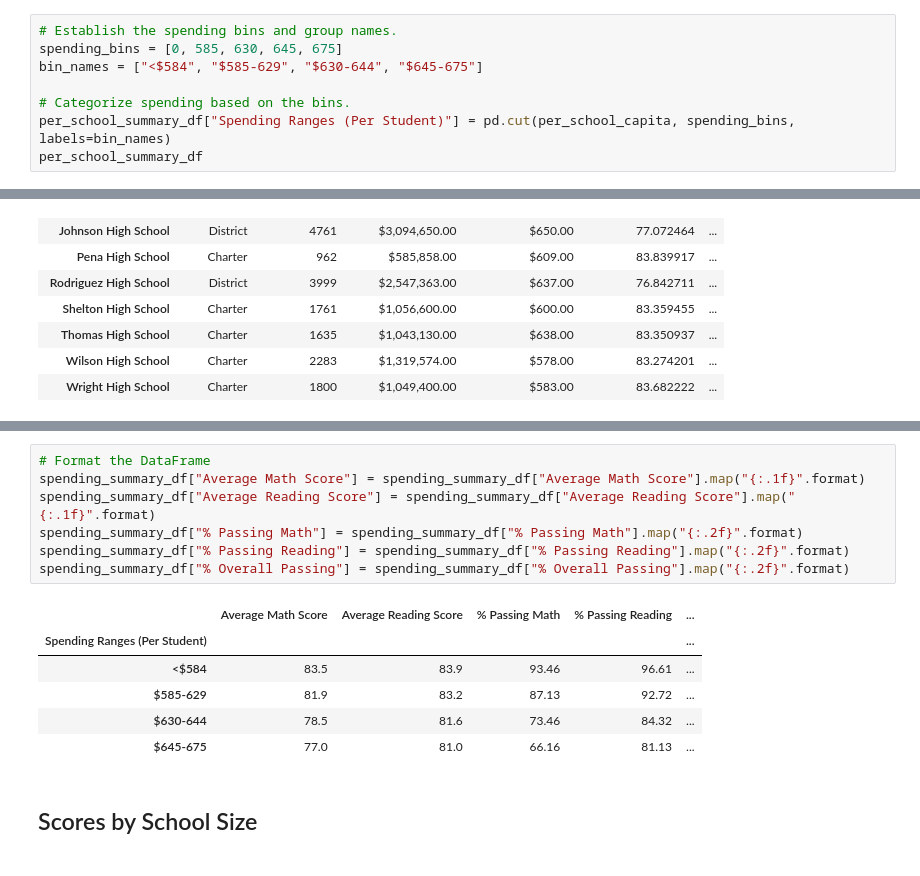
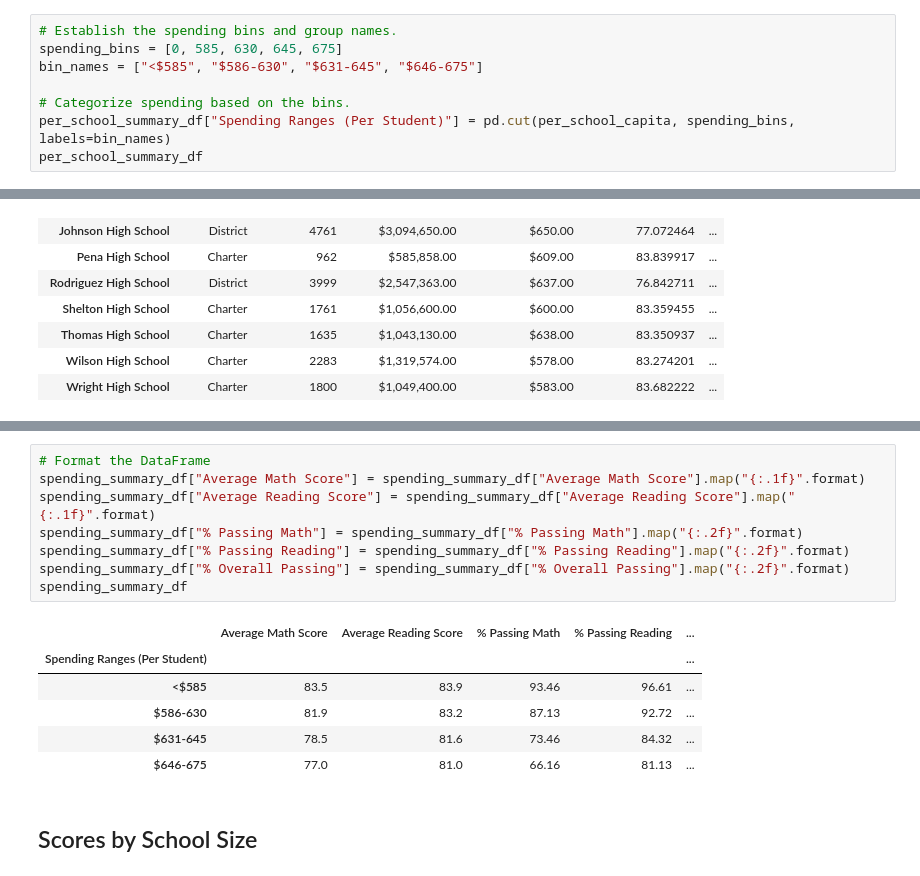
Before and after one commit to DLY79/School_District_Analysis, a Jupyter notebook: PyCitySchools_Challenge.ipynb, the cells around one changed output, grey strips where cells are left out. Cells and saved outputs as stored; diff of their text form.

```diff
--- a/PyCitySchools_Challenge.ipynb
+++ b/PyCitySchools_Challenge.ipynb
@@ -472,7 +472,7 @@ new_average_reading_scores_df
 # %%
 # Establish the spending bins and group names.
 spending_bins = [0, 585, 630, 645, 675]
-bin_names = ["<$584", "$585-629", "$630-644", "$645-675"]
+bin_names = ["<$585", "$586-630", "$631-645", "$646-675"]
 
 # Categorize spending based on the bins.
 per_school_summary_df["Spending Ranges (Per Student)"] = pd.cut(per_school_capita, spending_bins, labels=bin_names)
@@ -527,17 +520,18 @@ spending_summary_df = pd.DataFrame({
 # %%
 # Format the DataFrame
 spending_summary_df["Average Math Score"] = spending_summary_df["Average Math Score"].map("{:.1f}".format)
 spending_summary_df["Average Reading Score"] = spending_summary_df["Average Reading Score"].map("{:.1f}".format)
 spending_summary_df["% Passing Math"] = spending_summary_df["% Passing Math"].map("{:.2f}".format)
 spending_summary_df["% Passing Reading"] = spending_summary_df["% Passing Reading"].map("{:.2f}".format)
 spending_summary_df["% Overall Passing"] = spending_summary_df["% Overall Passing"].map("{:.2f}".format)
+spending_summary_df
 # %% [output]
 |  | Average Math Score | Average Reading Score | % Passing Math | % Passing Reading | ... |
 | Spending Ranges (Per Student) |  |  |  |  | ... |
-| <$584 | 83.5 | 83.9 | 93.46 | 96.61 | ... |
-| $585-629 | 81.9 | 83.2 | 87.13 | 92.72 | ... |
-| $630-644 | 78.5 | 81.6 | 73.46 | 84.32 | ... |
-| $645-675 | 77.0 | 81.0 | 66.16 | 81.13 | ... |
+| <$585 | 83.5 | 83.9 | 93.46 | 96.61 | ... |
+| $586-630 | 81.9 | 83.2 | 87.13 | 92.72 | ... |
+| $631-645 | 78.5 | 81.6 | 73.46 | 84.32 | ... |
+| $646-675 | 77.0 | 81.0 | 66.16 | 81.13 | ... |
 # %% [markdown]
 ## Scores by School Size
 # %%
```
Also changed, not shown: parts of 5 cells of this notebook.
